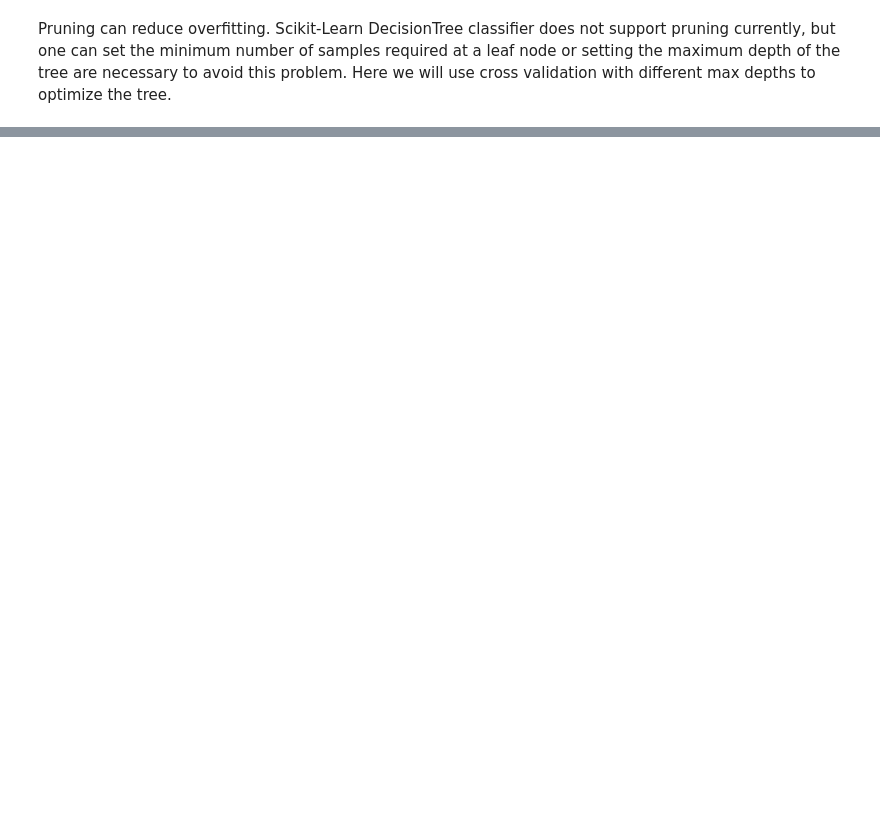
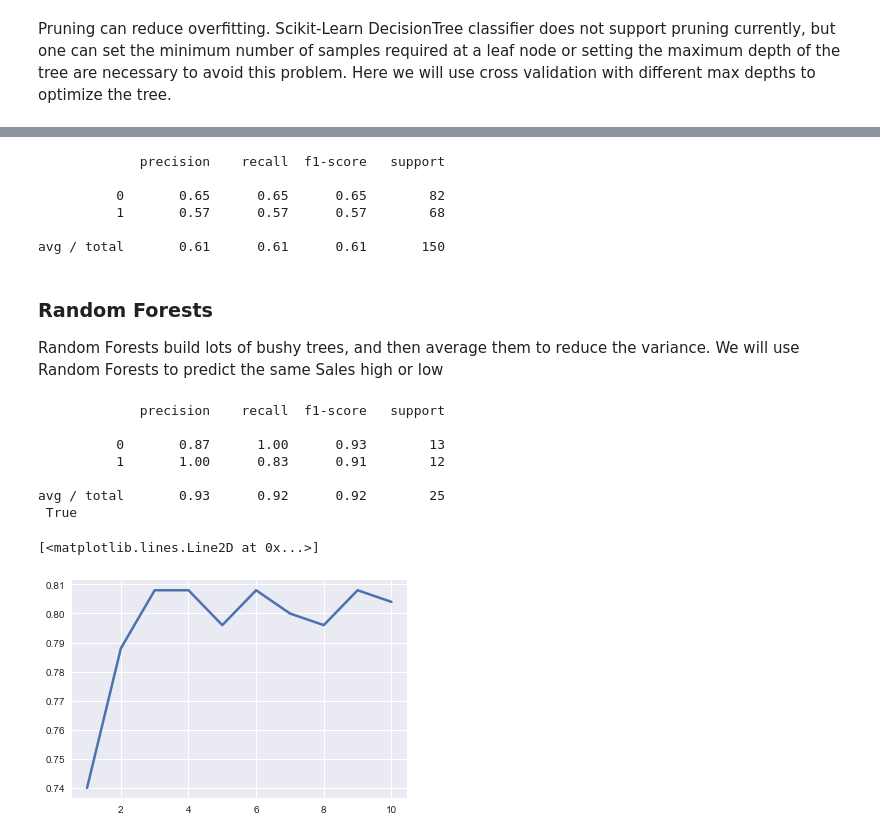
Before and after one commit to kuatroka/ISLR, a Jupyter notebook: SA - ISLR book chapter 8.ipynb, the cells around one changed output, grey strips where cells are left out. Saved outputs shown, nothing was run; the diff lists cells and outputs as text; code cells hidden in the pictures; blank space fills up the shorter version.

Commit message:
Random Forest to smarket

```diff
--- a/SA - ISLR book chapter 8.ipynb
+++ b/SA - ISLR book chapter 8.ipynb
@@ -216,0 +197,50 @@ df[7][6:][:22].iloc[:, :12]
+# %%
+clf = DecisionTreeClassifier(max_depth=17)
+clf.fit(Xr, yr)
+ypred = clf.predict(Xt)
+confusion_matrix(yt, ypred), accuracy_score(yt, ypred)
+print(classification_report(yt, ypred))
+# %% [output]
+             precision    recall  f1-score   support
+
+          0       0.65      0.65      0.65        82
+          1       0.57      0.57      0.57        68
+
+avg / total       0.61      0.61      0.61       150
+# %% [markdown]
+### Random Forests ###
+
+Random Forests build lots of bushy trees, and then average them to reduce the variance. We will use Random Forests to predict the same Sales high or low
+# %%
+kfold = KFold(n_splits=10)
+oob_scores = []
+mses = []
+num_feats = range(1, 11)
+accs = []
+
+
+for num_feat in num_feats:
+    k_accs = []
+    for train, test in kfold.split(Xr):
+        Xtrain, Xtest, ytrain, ytest = Xr.iloc[train], Xr.iloc[test], yr.iloc[train], yr.iloc[test]
+# if something goes wrong with the split, check option of .values()
+        clf = RandomForestClassifier(n_estimators=500, oob_score=True, max_features=num_feat)
+        clf.fit(Xtrain, ytrain)
+        ypred = clf.predict(Xtest)
+        k_accs.append(accuracy_score(ytest, ypred))
+
+    accs.append(np.mean(k_accs))
+# plot the accuracies as a function of max_depth
+
+print(classification_report(ytest, ypred), clf.oob_score)
+plt.plot(num_feats, accs, linewidth=2.5)
+# %% [output]
+             precision    recall  f1-score   support
+
+          0       0.87      1.00      0.93        13
+          1       1.00      0.83      0.91        12
+
+avg / total       0.93      0.92      0.92        25
+ True
+[<matplotlib.lines.Line2D at 0x...>]
+[figure, added]
```
Also changed, not shown: parts of 30 cells of this notebook.
